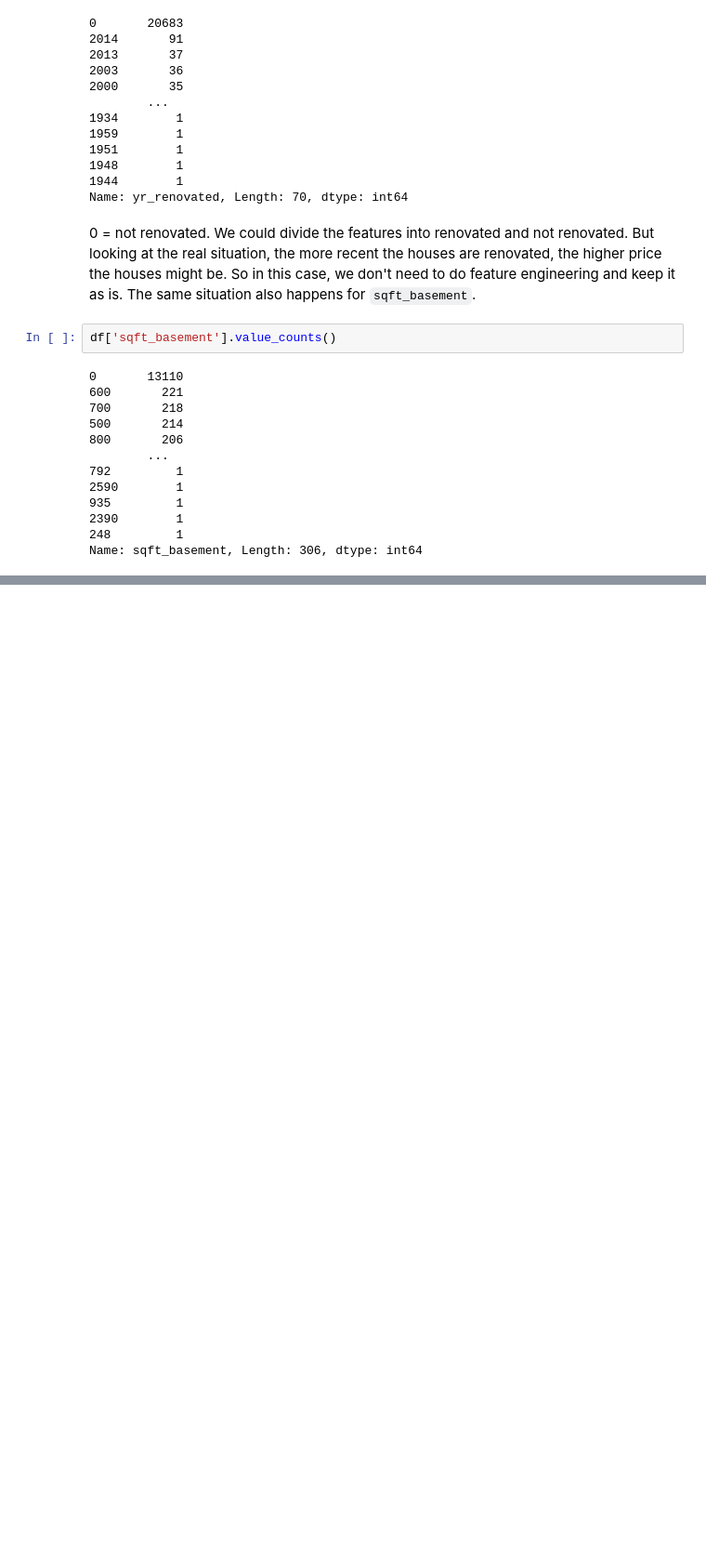
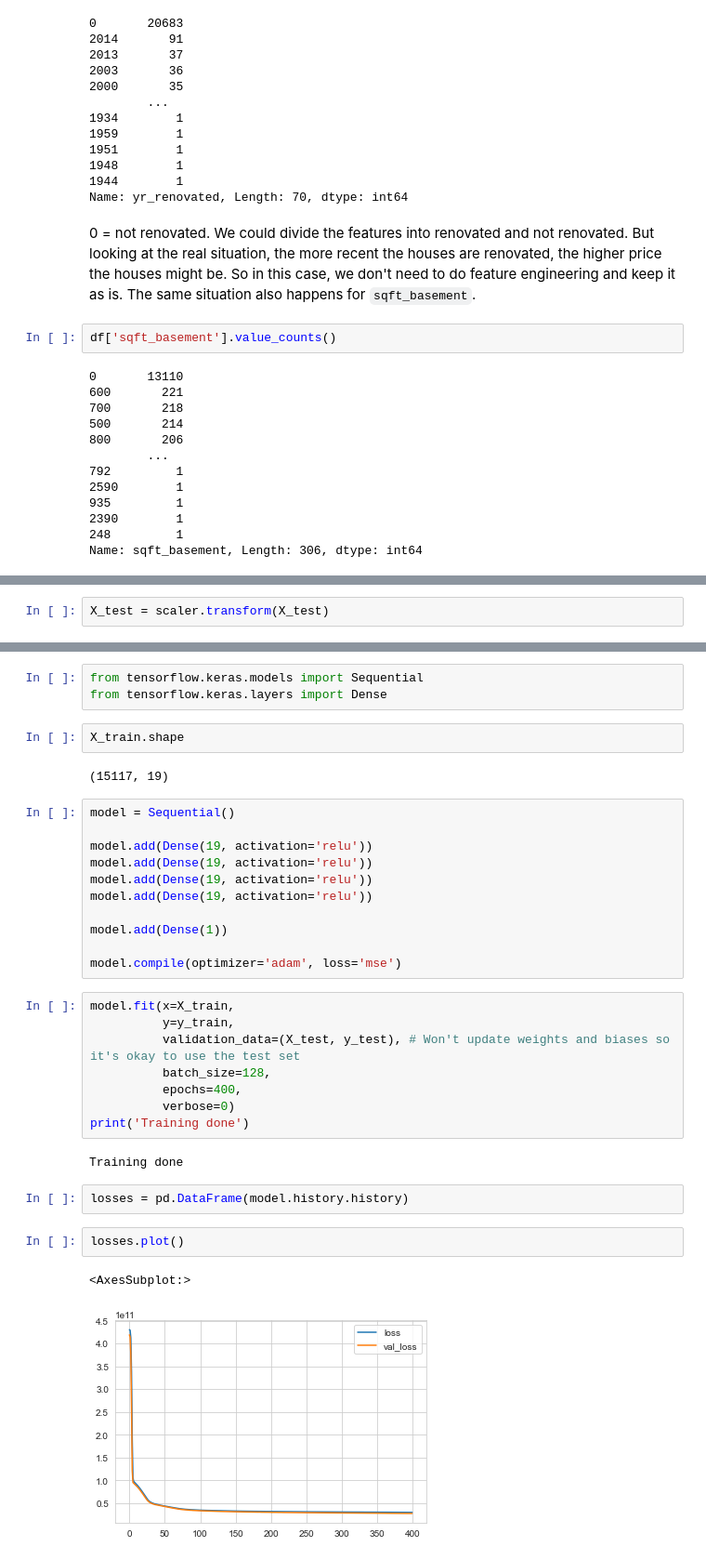
Before and after one commit to jafar-shodiq/jose-portilla-courses, a Jupyter notebook: data-science-and-machine-learning/tf-regression.ipynb, the cells around one changed output, grey strips where cells are left out. Shown at 93% size. Drawn from its saved outputs; the diff is of its cells as text; blank space fills up the shorter version.

Commit message:
train and evaluate

```diff
--- a/data-science-and-machine-learning/tf-regression.ipynb
+++ b/data-science-and-machine-learning/tf-regression.ipynb
@@ -346,0 +367,2 @@ Name: sqft_basement, Length: 306, dtype: int64
+# %%
+X_test = scaler.transform(X_test)
@@ -346,0 +371,35 @@ Name: sqft_basement, Length: 306, dtype: int64
+# %%
+from tensorflow.keras.models import Sequential
+from tensorflow.keras.layers import Dense
+# %%
+X_train.shape
+# %% [output]
+(15117, 19)
+# %%
+model = Sequential()
+
+model.add(Dense(19, activation='relu'))
+model.add(Dense(19, activation='relu'))
+model.add(Dense(19, activation='relu'))
+model.add(Dense(19, activation='relu'))
+
+model.add(Dense(1))
+
+model.compile(optimizer='adam', loss='mse')
+# %%
+model.fit(x=X_train,
+          y=y_train,
+          validation_data=(X_test, y_test), # Won't update weights and biases so it's okay to use the test set
+          batch_size=128,
+          epochs=400,
+          verbose=0)
+print('Training done')
+# %% [output]
+Training done
+# %%
+losses = pd.DataFrame(model.history.history)
+# %%
+losses.plot()
+# %% [output]
+<AxesSubplot:>
+[figure, added]
```
Also changed, not shown: parts of 26 cells of this notebook.
